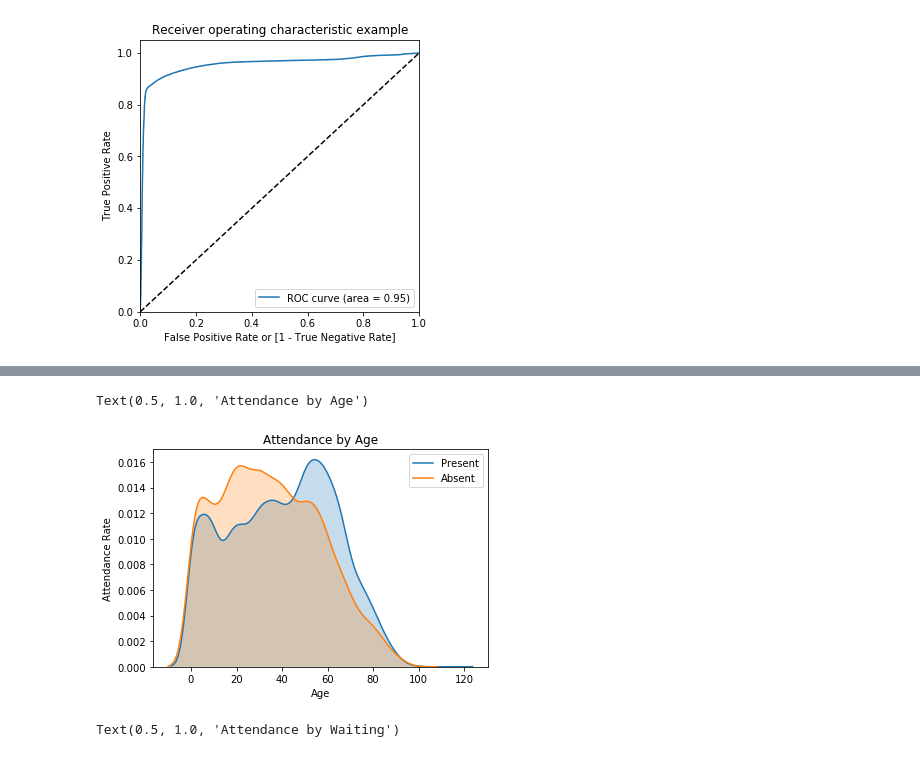
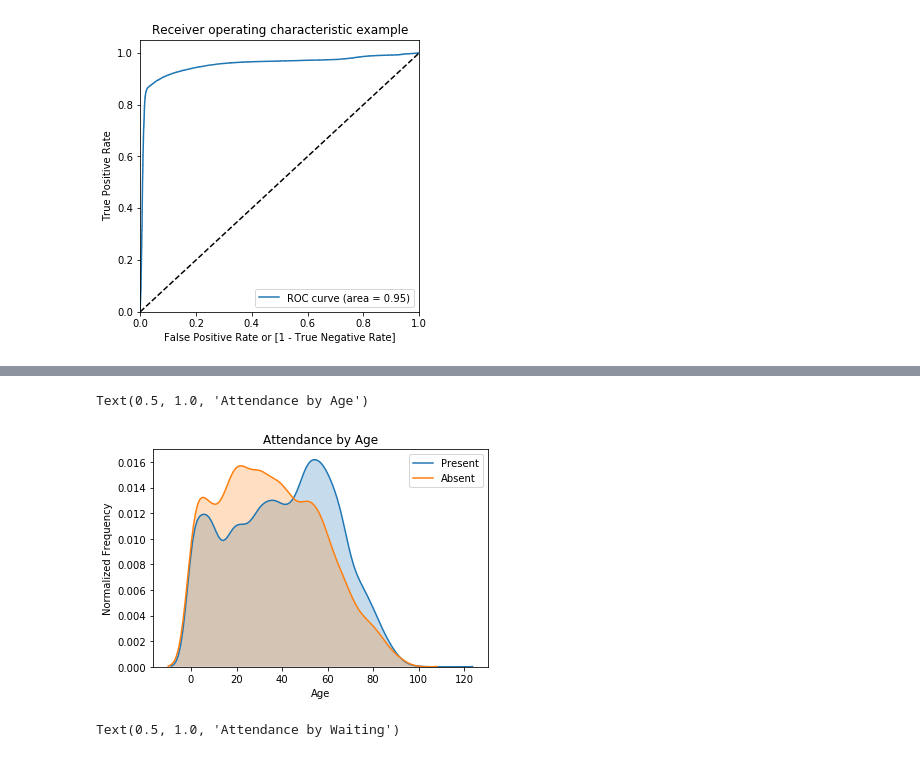
Before and after one commit to JordanPhilipMeyer/PatientNoShow, a Jupyter notebook: PredictNoShow-Copy1.ipynb, the cells around one changed output, grey strips where cells are left out. Drawn from its saved outputs; the diff is of its cells as text; code cells hidden in the pictures.

```diff
--- a/PredictNoShow-Copy1.ipynb
+++ b/PredictNoShow-Copy1.ipynb
@@ -1621,13 +1618,13 @@ draw_roc(pca_y_test_pred_final.Attendance, pca_y_test_pred_final.Attendance_prob
 # %%
-# Grade distribution by address
+# Attendance distribution by Age
 sns.kdeplot(df.loc[df['Attendance'] == 1, 'Age'], label = 'Present', shade = True)
 sns.kdeplot(df.loc[df['Attendance'] == 0, 'Age'], label = 'Absent', shade = True)
 plt.xlabel('Age')
-plt.ylabel('Attendance Rate')
+plt.ylabel('Normalized Frequency')
 plt.title('Attendance by Age')
 # %% [output]
 Text(0.5, 1.0, 'Attendance by Age')
-[figure, old version]
+[figure, new version]
 # %%
 # Grade distribution by address
 sns.kdeplot(df.loc[df['Attendance'] == 1, 'WaitFromScheduledDate'], label = 'Present', shade = True)
```
Also changed, not shown: parts of 72 cells of this notebook.
